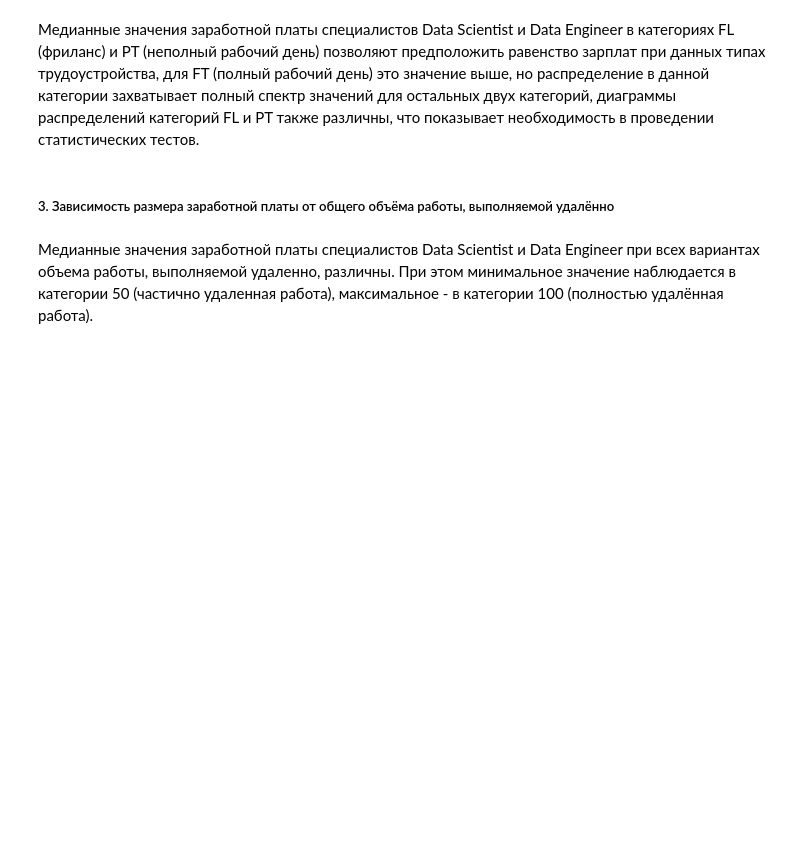
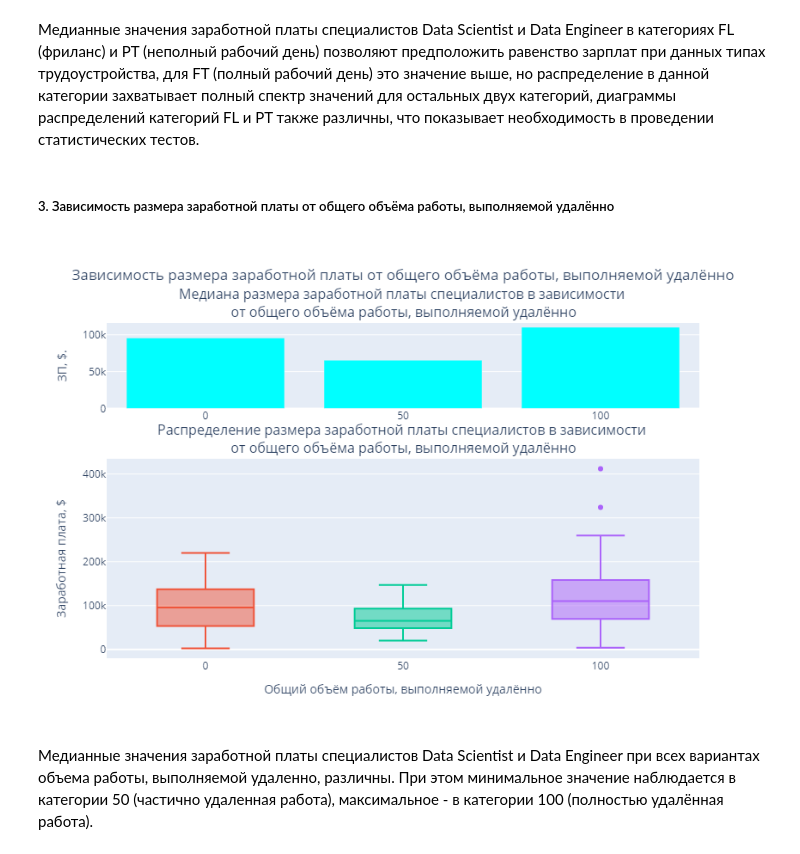
Before and after one commit to al-ogr/sf_data_science_hw, a Jupyter notebook: HW-03/HW-03.ipynb, the cells around one changed output. Cells and saved outputs as stored; diff of their text form; code cells hidden in the pictures; blank space fills up the shorter version.

```diff
--- a/HW-03/HW-03.ipynb
+++ b/HW-03/HW-03.ipynb
@@ -624,35 +600,39 @@ figure_salaries_employment.show()
 # %%
 # Инициализация полотна
 figure_salaries_remote_ratio = make_subplots(rows=2, cols=1,
                                              subplot_titles=("Медиана размера заработной платы специалистов в зависимости <br>\
 от общего объёма работы, выполняемой удалённо",
                                                              "Распределение размера заработной платы специалистов в зависимости <br>\
 от общего объёма работы, выполняемой удалённо"),
                                              row_heights=[0.3, 0.7],
                                              vertical_spacing=0.15)
+# Подготовка данных для отображения
+displayed_data = df_ds_salaries_cleared.groupby('remote_ratio', observed=True)['salary_in_usd'].median()
 # Построение баров
-figure_salaries_remote_ratio.add_trace(go.Bar(x=df_ds_salaries_cleared.groupby('remote_ratio', observed=True)['salary_in_usd'].median().index.astype('str'),
-                                              y=df_ds_salaries_cleared.groupby('remote_ratio', observed=True)['salary_in_usd'].median(),
+figure_salaries_remote_ratio.add_trace(go.Bar(x=displayed_data.index.astype('str'),
+                                              y=displayed_data,
                                               showlegend=False,
                                               name='Общий объём работы, выполняемой удалённо',
                                               marker_color = 'Cyan'), # Цвет маркера
                                        row=1, col=1)
 # Построение коробчатой диаграммы
 for cat in df_ds_salaries_cleared['remote_ratio'].unique():
     figure_salaries_remote_ratio.add_trace(go.Box(y=df_ds_salaries_cleared[df_ds_salaries_cleared['remote_ratio'] == cat]['salary_in_usd'],
                                                   showlegend=False,
                                                   name=cat), # Название набора данных
                                            row=2, col=1)
 # Размер полотна
 figure_salaries_remote_ratio.update_layout(autosize = False, width = 850, height = 570,
-                                          title='Зависимость размера заработной платы от общего объёма работы, выполняемой удалённо',
-                                          title_x=0.5) # Выравнивание заголовка посередине
+                                           title='Зависимость размера заработной платы от общего объёма работы, выполняемой удалённо',
+                                           title_x=0.5) # Выравнивание заголовка посередине
 # Подпись осей
 figure_salaries_remote_ratio.update_xaxes(title_text="Общий объём работы, выполняемой удалённо", row = 2, col = 1)
 figure_salaries_remote_ratio.update_yaxes(title_text="ЗП, $.", row = 1, col = 1)
 figure_salaries_remote_ratio.update_yaxes(title_text="Заработная плата, $", row = 2, col = 1)
 
-figure_salaries_remote_ratio.show()
+figure_salaries_remote_ratio.show('png')
+# %% [output]
+[figure, added]
 # %% [markdown]
 Медианные значения заработной платы специалистов Data Scientist и Data Engineer при всех вариантах объема работы, выполняемой удаленно, различны. При этом минимальное значение наблюдается в категории 50 (частично удаленная работа), максимальное - в категории 100 (полностью удалённая работа).
 # %% [markdown]
```
Also changed, not shown: parts of 35 cells of this notebook.
